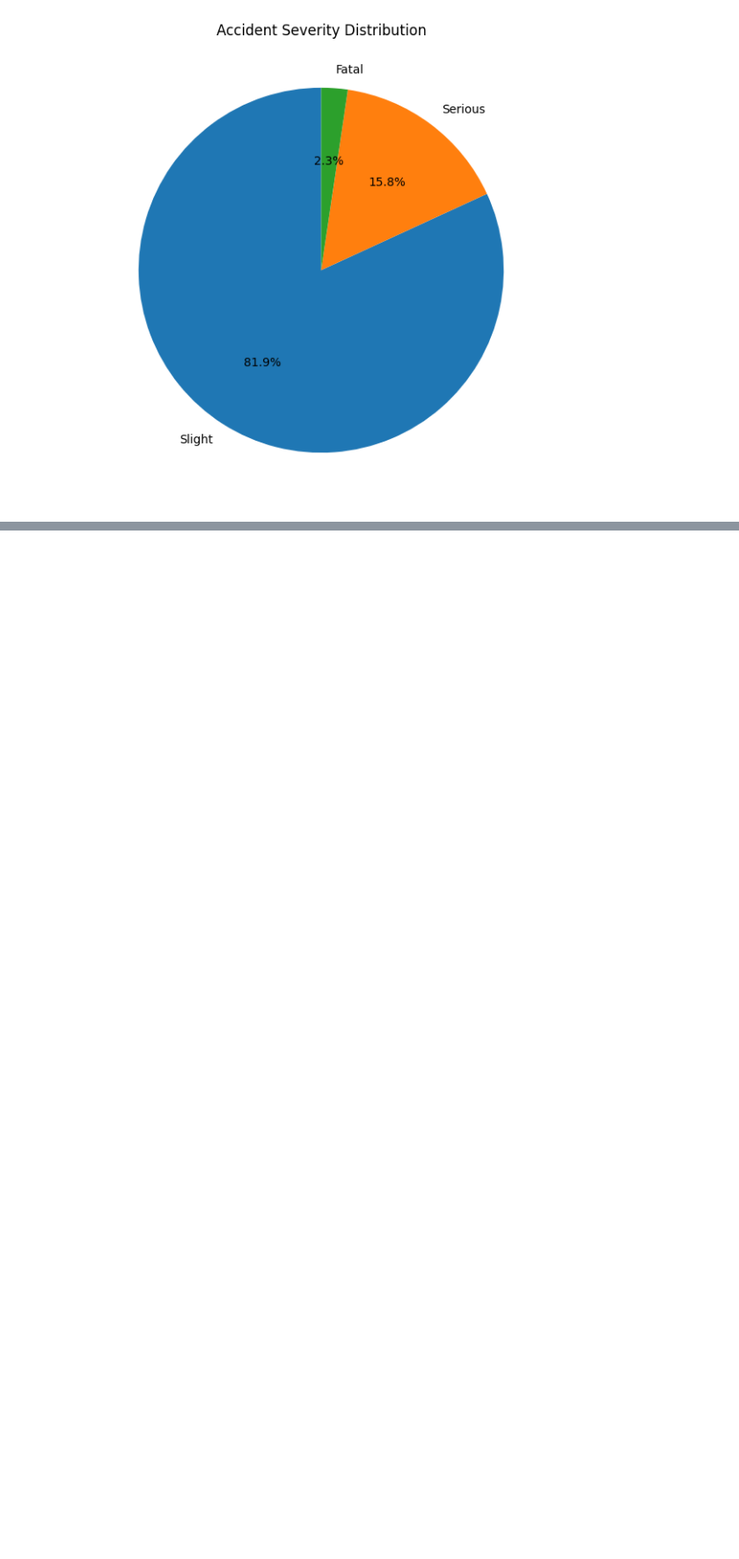
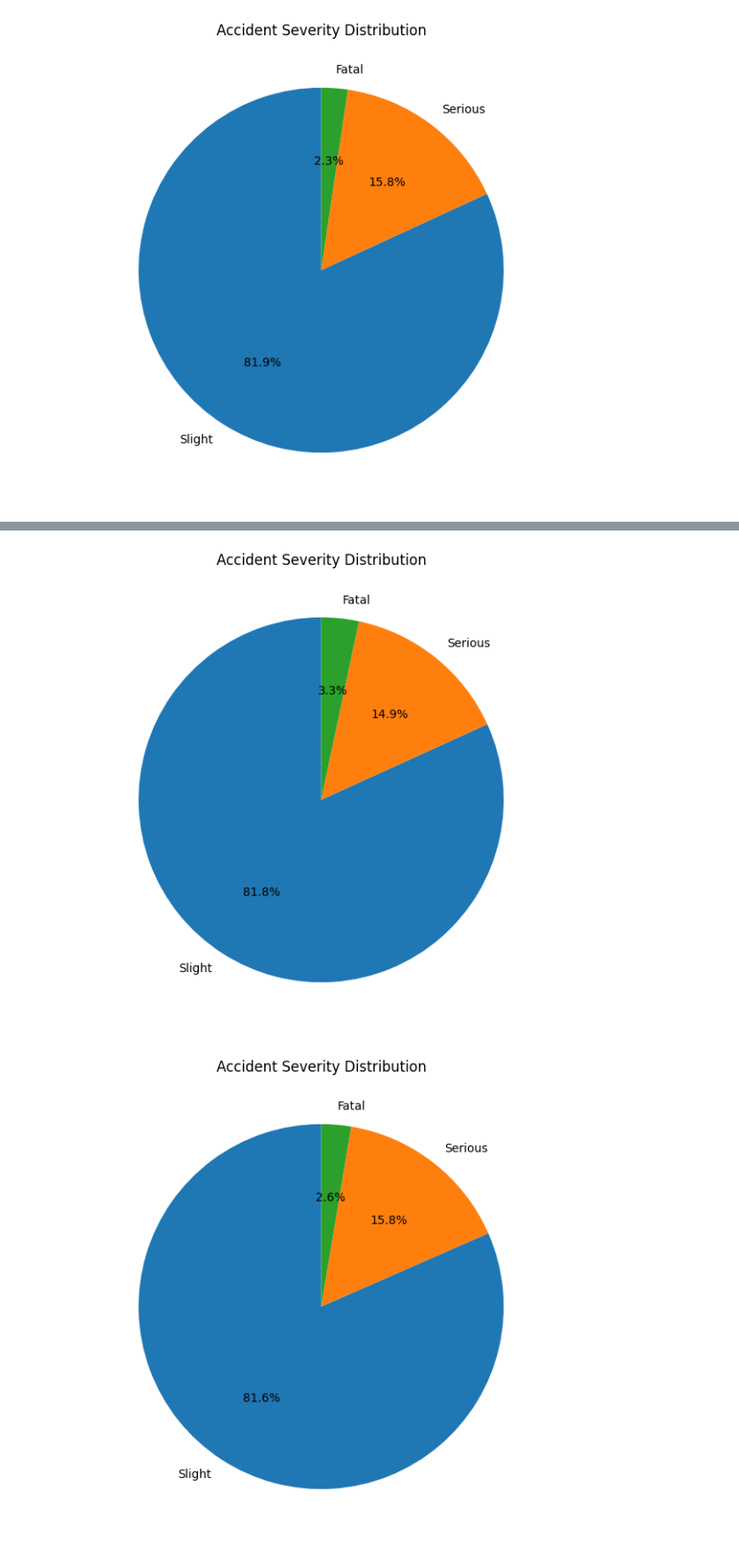
Before and after one commit to elyme-12/ELEC303-BARLAN, a Jupyter notebook: Activity_2.ipynb, the cells around one changed output, grey strips where cells are left out. Shown at 88% size. Saved outputs shown, nothing was run; the diff lists cells and outputs as text; code cells hidden in the pictures; blank space fills up the shorter version.

```diff
--- a/Activity_2.ipynb
+++ b/Activity_2.ipynb
@@ -977,0 +1062,25 @@ m  # Display the map in a Jupyter Notebook
+# %%
+severity_mid_bedfordshire  = mid_bedfordshire ['Accident_Severity'].value_counts()
+
+plt.pie(severity_mid_bedfordshire,
+        labels = severity_mid_bedfordshire.index,
+        autopct = '%1.1f%%',
+        startangle = 90)
+plt.gcf().set_size_inches(10,7)
+plt.title('Accident Severity Distribution')
+plt.show()
+
+severity_2019_mid_bedfordshire = mid_bedfordshire[mid_bedfordshire['Year'] == 2019]
+# severity_2019
+lsc_2019 = severity_2019_mid_bedfordshire['Accident_Severity'].value_counts()
+
+plt.pie(lsc_2019,
+        labels = lsc_2019.index,
+        autopct = '%1.1f%%',
+        startangle = 90)
+plt.gcf().set_size_inches(10,7)
+plt.title('Accident Severity Distribution')
+plt.show()
+# %% [output]
+[figure, added]
+[figure, added]
```
Also changed, not shown: parts of 30 cells of this notebook, 2 other files.
